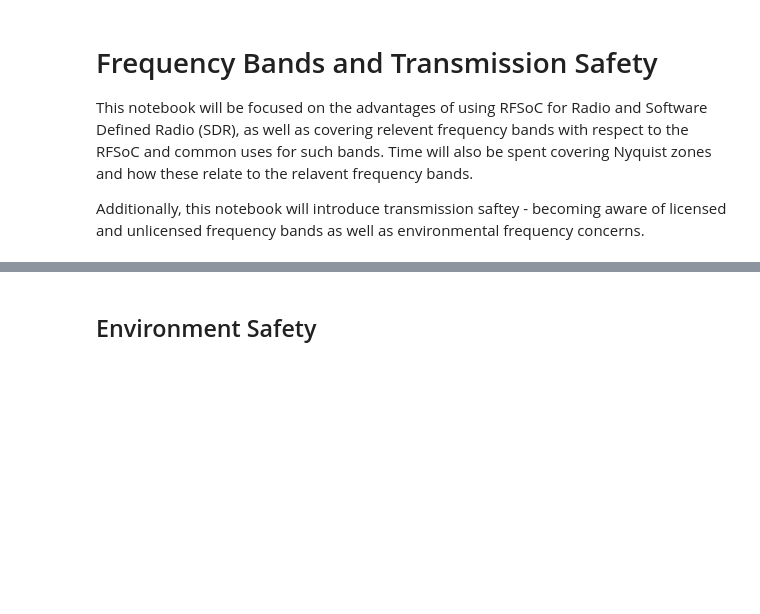
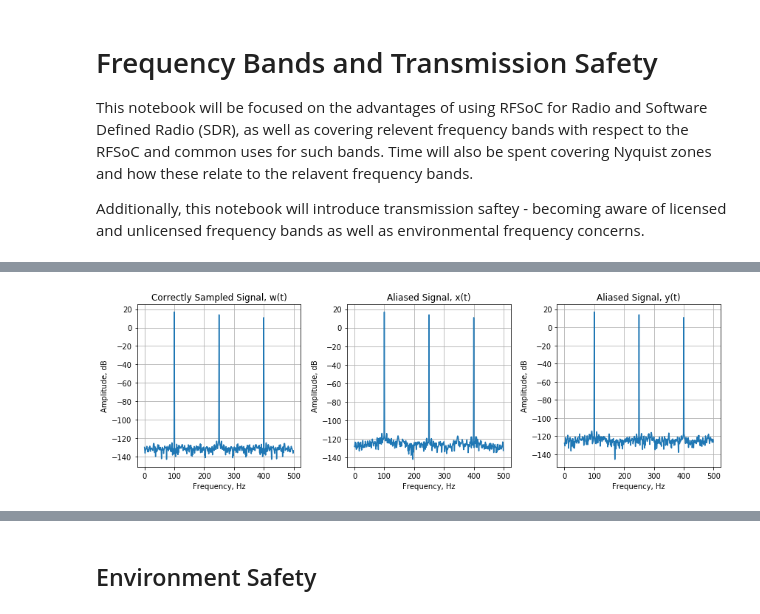
Before and after one commit to strath-sdr/dsp_notebooks, a Jupyter notebook: notebooks/FrequencyBands.ipynb, the cells around one changed output, grey strips where cells are left out. Cells and saved outputs as stored; diff of their text form; code cells hidden in the pictures; blank space fills up the shorter version.

Commit message:
Added RFSoC for SDR notebook and updated Frequency Bands notebook
Removed SDR work from Frequency Bands and gave it a new notebook. Further work done on frequency bands notebook.

```diff
--- a/notebooks/FrequencyBands.ipynb
+++ b/notebooks/FrequencyBands.ipynb
@@ -164,0 +51,12 @@ The integration of the PS with the hardware elements (PL, data converters, harde
+# %%
+import numpy as np
+import matplotlib.pyplot as plt
+from helper_functions import *
+
+fs = 1000 # sample rate
+n_window = fs # fft size
+# %%
+samples = np.arange(fs) # the points on the x axis for plotting - 0 to fs
+t = samples/fs #samples per sampling rate - amount of time passed to process number of samples - array
+
+freqs = np.fft.fftshift(np.fft.fftfreq(n_window,1/fs)) #frequency domain axis for graphs
@@ -164,0 +71,8 @@ The integration of the PS with the hardware elements (PL, data converters, harde
+# %%
+w = 100*np.sin(2*np.pi*100*t) + 50*np.sin(2*np.pi*250*t) + 25*np.sin(2*np.pi*400*t)
+x = 100*np.sin(2*np.pi*900*t) + 50*np.sin(2*np.pi*750*t) + 25*np.sin(2*np.pi*600*t)
+y = 100*np.sin(2*np.pi*1100*t) + 50*np.sin(2*np.pi*1250*t) + 25*np.sin(2*np.pi*1400*t)
+# %%
+w_fft_db = find_fft(w, n_window)
+x_fft_db = find_fft(x, n_window)
+y_fft_db = find_fft(y, n_window)
@@ -164,0 +83,22 @@ The integration of the PS with the hardware elements (PL, data converters, harde
+# %%
+fig, axes = plt.subplots(1,3, figsize = (12,4))
+size = np.arange(1,11)
+axes[0].plot(freqs[int(fs/2):], w_fft_db[int(fs/2):])
+axes[0].grid(True)
+axes[0].set_title("Correctly Sampled Signal, w(t)")
+axes[0].set_xlabel('Frequency, Hz')
+axes[0].set_ylabel('Amplitude, dB')
+axes[1].plot(freqs[int(fs/2):], x_fft_db[int(fs/2):])
+axes[1].grid(True)
+axes[1].set_title("Aliased Signal, x(t)")
+axes[1].set_xlabel('Frequency, Hz')
+axes[1].set_ylabel('Amplitude, dB')
+axes[2].plot(freqs[int(fs/2):], y_fft_db[int(fs/2):])
+axes[2].grid(True)
+axes[2].set_title("Aliased Signal, y(t)")
+axes[2].set_xlabel('Frequency, Hz')
+axes[2].set_ylabel('Amplitude, dB')
+fig.tight_layout()
+plt.show()
+# %% [output]
+[figure, added]
```
Also changed, not shown: parts of 22 cells of this notebook, 1 other file.
